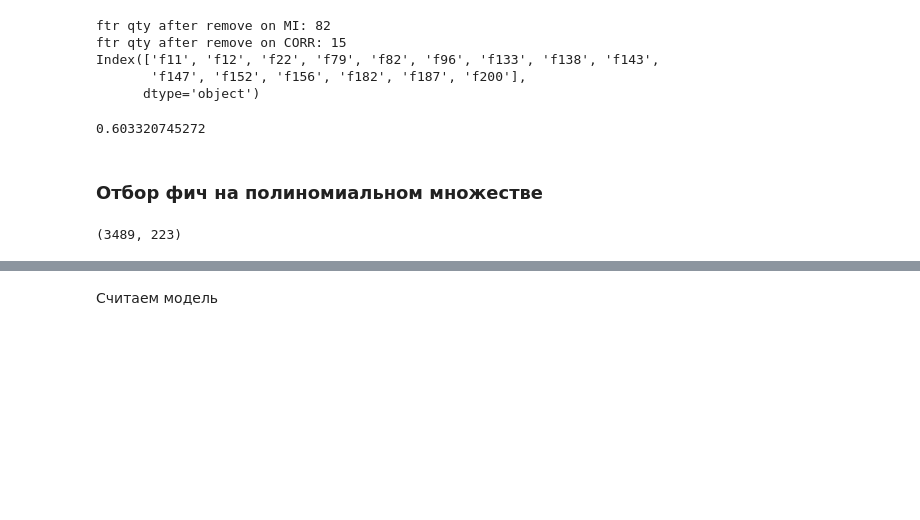
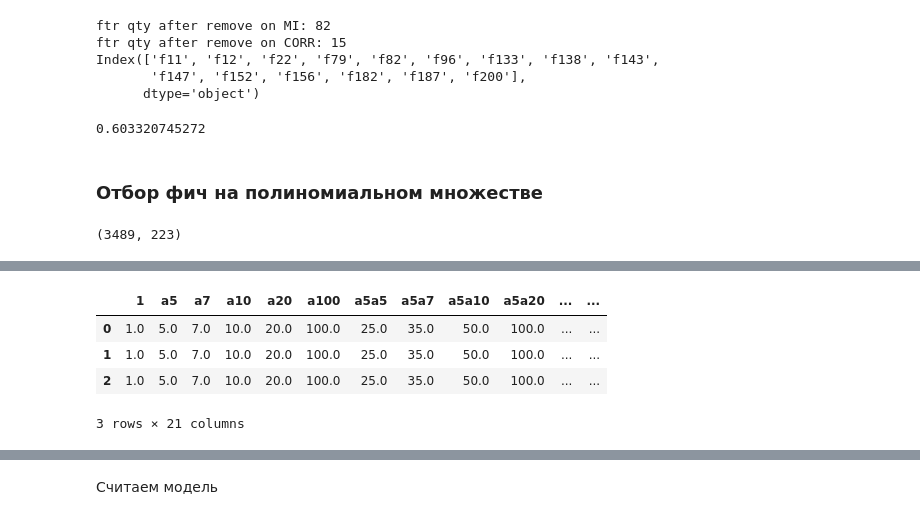
Before and after one commit to MiniGN/mlbootcamp-4, a Jupyter notebook: [ftr]Ftr_selection_stat.ipynb, the cells around one changed output, grey strips where cells are left out. Cells and saved outputs as stored; diff of their text form; code cells hidden in the pictures; blank space fills up the shorter version.

```diff
--- a/[ftr]Ftr_selection_stat.ipynb
+++ b/[ftr]Ftr_selection_stat.ipynb
@@ -103,0 +123,13 @@ array([[ 1.        , -1.35173485,  1.50224188, ...,  0.87896115,
+# %%
+a1=[5,7,10,20,100]
+cols=['a5','a7','a10','a20','a100']
+a=pd.DataFrame(data=[a1,a1,a1],columns=cols)
+ap=poly.fit_transform(a)
+ap=pd.DataFrame(data=ap,columns=poly_ftr_index)
+ap
+# %% [output]
+|  | 1 | a5 | a7 | a10 | a20 | a100 | a5a5 | a5a7 | a5a10 | a5a20 | ... | ... |
+| 0 | 1.0 | 5.0 | 7.0 | 10.0 | 20.0 | 100.0 | 25.0 | 35.0 | 50.0 | 100.0 | ... | ... |
+| 1 | 1.0 | 5.0 | 7.0 | 10.0 | 20.0 | 100.0 | 25.0 | 35.0 | 50.0 | 100.0 | ... | ... |
+| 2 | 1.0 | 5.0 | 7.0 | 10.0 | 20.0 | 100.0 | 25.0 | 35.0 | 50.0 | 100.0 | ... | ... |
+3 rows × 21 columns
```
Also changed, not shown: parts of 14 cells of this notebook, 4 other files.
